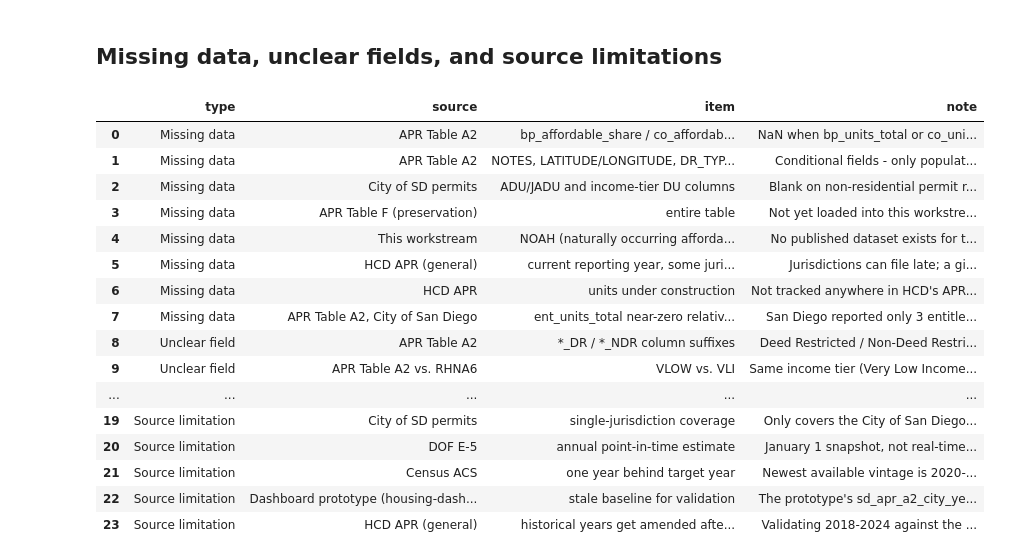
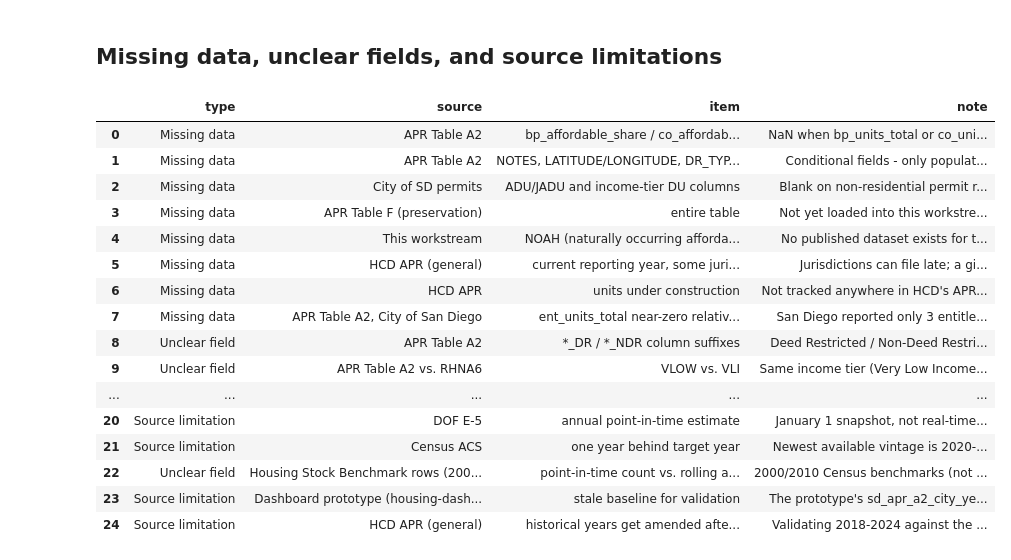
Before and after one commit to laurenthanhvo/chpd-dashboard-data-validation, a Jupyter notebook: van's work/notebooks/rhna_housing_production.ipynb, the cells around one changed output. Saved outputs shown, nothing was run; the diff lists cells and outputs as text; code cells hidden in the pictures.

```diff
--- a/van's work/notebooks/rhna_housing_production.ipynb
+++ b/van's work/notebooks/rhna_housing_production.ipynb
@@ -1791,35 +1841,36 @@ data_quality_log = pd.DataFrame([
      "note": "Not independently verified by HCD. Quality, completeness, and filing timeliness vary by jurisdiction"},
     {"type": "Source limitation", "source": "RHNA6 progress report", "item": "cumulative only",
      "note": "No year-by-year breakdown - reports cycle-to-date totals only (2021-2029), can't see year-over-year pace toward the target from this file alone"},
     {"type": "Source limitation", "source": "City of SD permits", "item": "single-jurisdiction coverage",
      "note": "Only covers the City of San Diego, not the other 17 jurisdictions. Also overlaps with APR for San Diego specifically (~1.04 ratio, 93% APN match) - don't sum the two for San Diego totals"},
     {"type": "Source limitation", "source": "DOF E-5", "item": "annual point-in-time estimate",
      "note": "January 1 snapshot, not real-time. Uses different methodology than ACS, so the two won't match exactly even for the same year"},
     {"type": "Source limitation", "source": "Census ACS", "item": "one year behind target year",
      "note": "Newest available vintage is 2020-2024 (\"2024\" data) while APR/DOF/permits target 2025 - ACS structurally cannot produce 2025 data until ~Dec 2026/Jan 2027. Also a 5-year rolling estimate with margins of error, largest for small jurisdictions like Del Mar (~3,900 population)"},
+    {"type": "Unclear field", "source": "Housing Stock Benchmark rows (2000/2010/2021/2024)", "item": "point-in-time count vs. rolling average", "note": "2000/2010 Census benchmarks (not yet pulled) are true point-in-time counts, taken on a single date. 2021/2024 ACS benchmarks are 5-year rolling averages (2017-2021 and 2020-2024 windows) blended across multiple years of survey responses, not a snapshot of any single year. Comparing 2010 to 2021 is not apples-to-apples the same way 2000 to 2010 would be -- one is a snapshot, the other a multi-year blend"},
     {"type": "Source limitation", "source": "Dashboard prototype (housing-dashboard-prototype repo)", "item": "stale baseline for validation",
      "note": "The prototype's sd_apr_a2_city_year_supply.csv only covers 2018-2024 - it has no 2025 data yet, so this notebook's 2025 pull currently has nothing to validate against for that year. Not an error in this notebook; the prototype simply hasn't been refreshed with 2025 APR data"},
     {"type": "Source limitation", "source": "HCD APR (general)", "item": "historical years get amended after publication",
      "note": "Validating 2018-2024 against the dashboard prototype found 9 of 126 city-year rows differ (out of 18 cities x 7 years). In every case this notebook's fresh pull is HIGHER than the prototype's older snapshot, never lower, and gaps are small (3-59 units) - consistent with HCD amending past years' data (late filings, corrections) after initial publication. Largest gap: San Marcos 2024 (455 vs. 396, ~13%)"},
 ])
 
 data_quality_log.to_csv(DOCS_DIR / "data_quality_limitations.csv", index=False)
 data_quality_log
 # %% [output]
 |  | type | source | item | note |
 | 0 | Missing data | APR Table A2 | bp_affordable_share / co_affordab... | NaN when bp_units_total or co_uni... |
 | 1 | Missing data | APR Table A2 | NOTES, LATITUDE/LONGITUDE, DR_TYP... | Conditional fields - only populat... |
 | 2 | Missing data | City of SD permits | ADU/JADU and income-tier DU columns | Blank on non-residential permit r... |
 | 3 | Missing data | APR Table F (preservation) | entire table | Not yet loaded into this workstre... |
 | 4 | Missing data | This workstream | NOAH (naturally occurring afforda... | No published dataset exists for t... |
 | 5 | Missing data | HCD APR (general) | current reporting year, some juri... | Jurisdictions can file late; a gi... |
 | 6 | Missing data | HCD APR | units under construction | Not tracked anywhere in HCD's APR... |
 | 7 | Missing data | APR Table A2, City of San Diego | ent_units_total near-zero relativ... | San Diego reported only 3 entitle... |
 | 8 | Unclear field | APR Table A2 | *_DR / *_NDR column suffixes | Deed Restricted / Non-Deed Restri... |
 | 9 | Unclear field | APR Table A2 vs. RHNA6 | VLOW vs. VLI | Same income tier (Very Low Income... |
 | ... | ... | ... | ... | ... |
-| 19 | Source limitation | City of SD permits | single-jurisdiction coverage | Only covers the City of San Diego... |
 | 20 | Source limitation | DOF E-5 | annual point-in-time estimate | January 1 snapshot, not real-time... |
 | 21 | Source limitation | Census ACS | one year behind target year | Newest available vintage is 2020-... |
-| 22 | Source limitation | Dashboard prototype (housing-dash... | stale baseline for validation | The prototype's sd_apr_a2_city_ye... |
-| 23 | Source limitation | HCD APR (general) | historical years get amended afte... | Validating 2018-2024 against the ... |
+| 22 | Unclear field | Housing Stock Benchmark rows (200... | point-in-time count vs. rolling a... | 2000/2010 Census benchmarks (not ... |
+| 23 | Source limitation | Dashboard prototype (housing-dash... | stale baseline for validation | The prototype's sd_apr_a2_city_ye... |
+| 24 | Source limitation | HCD APR (general) | historical years get amended afte... | Validating 2018-2024 against the ... |
```
Also changed, not shown: parts of 4 cells of this notebook, 3 other files.
